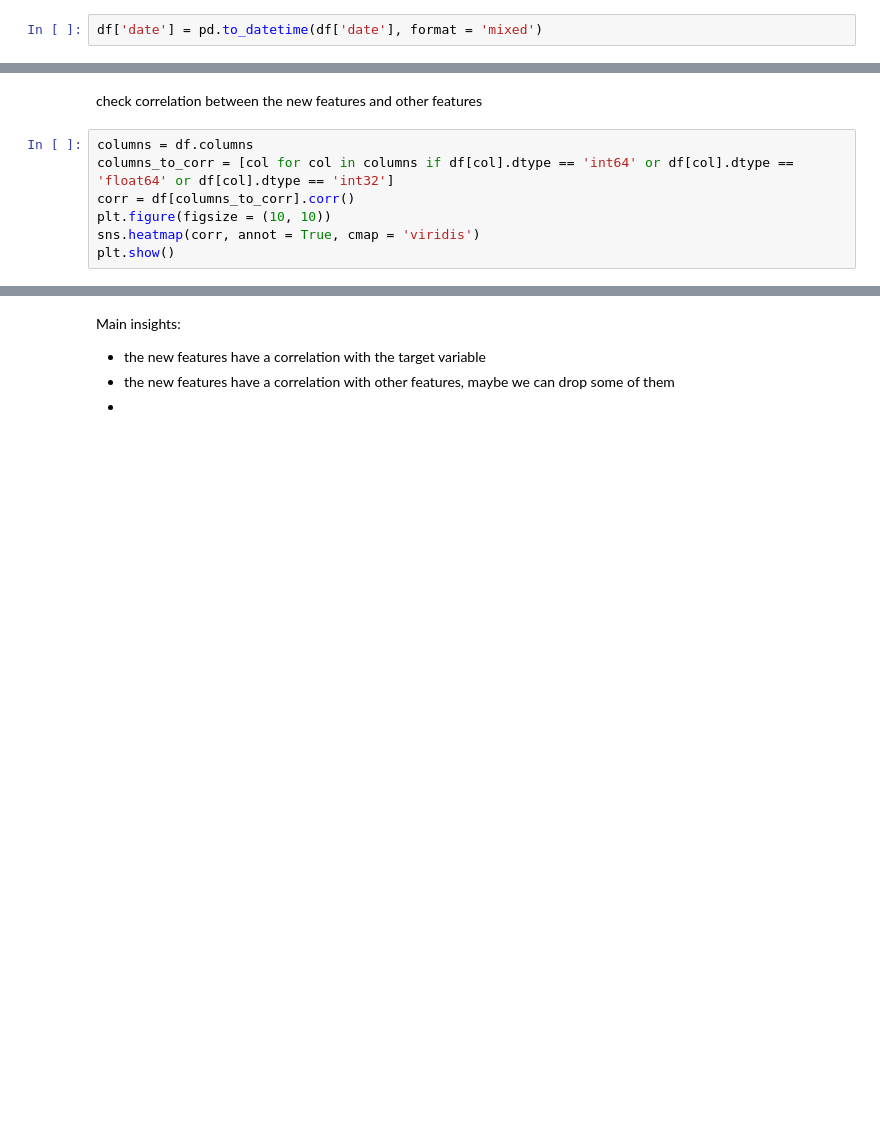
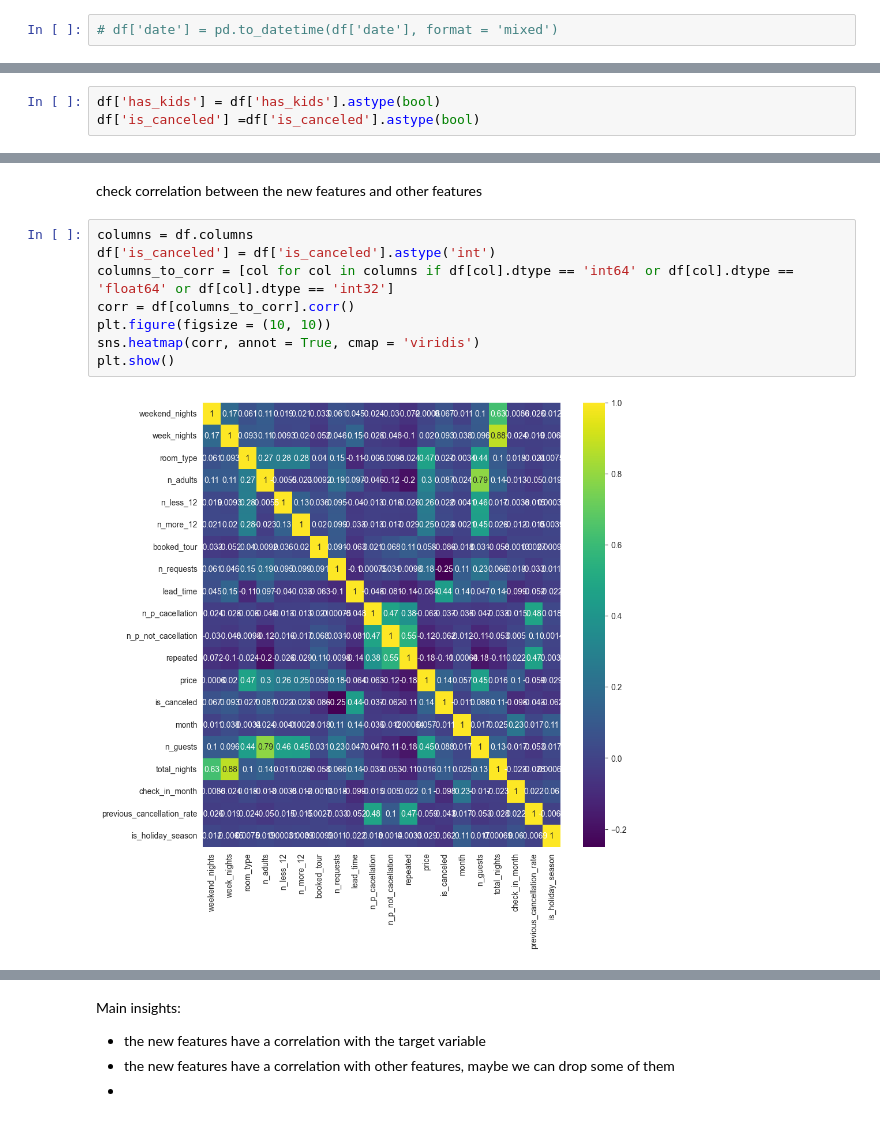
Before and after one commit to almog-sharoni/Data_Mining_Final_Project, a Jupyter notebook: main_notebook.ipynb, the cells around one changed output, grey strips where cells are left out. Drawn from its saved outputs; the diff is of its cells as text; blank space fills up the shorter version.

```diff
--- a/main_notebook.ipynb
+++ b/main_notebook.ipynb
@@ -105,4 +103,4 @@ breakfast        1753
 not selected        4
 Name: count, dtype: int64
 # %%
-df['date'] = pd.to_datetime(df['date'], format = 'mixed')
+# df['date'] = pd.to_datetime(df['date'], format = 'mixed')
@@ -312,5 +388,8 @@ df
 # %% [markdown]
 Visualizing the new features
+# %%
+df['has_kids'] = df['has_kids'].astype(bool)
+df['is_canceled'] =df['is_canceled'].astype(bool)
 # %%
 cancellation_rate_by_kids = df.groupby('has_kids')['is_canceled'].mean()
 cancellation_rate_by_kids.plot(kind='bar', title='Cancellation Rate by Presence of Children')
@@ -366,11 +461,14 @@ plt.show()
 check correlation between the new features and other features
 # %%
 columns = df.columns
+df['is_canceled'] = df['is_canceled'].astype('int')
 columns_to_corr = [col for col in columns if df[col].dtype == 'int64' or df[col].dtype == 'float64' or df[col].dtype == 'int32']
 corr = df[columns_to_corr].corr()
 plt.figure(figsize = (10, 10))
 sns.heatmap(corr, annot = True, cmap = 'viridis')
 plt.show()
+# %% [output]
+[figure, added]
 # %%
 #identify the features that have a correlation with the target variable
 correlation_with_target = corr['is_canceled'].sort_values(ascending=False)
```
Also changed, not shown: parts of 46 cells of this notebook.
